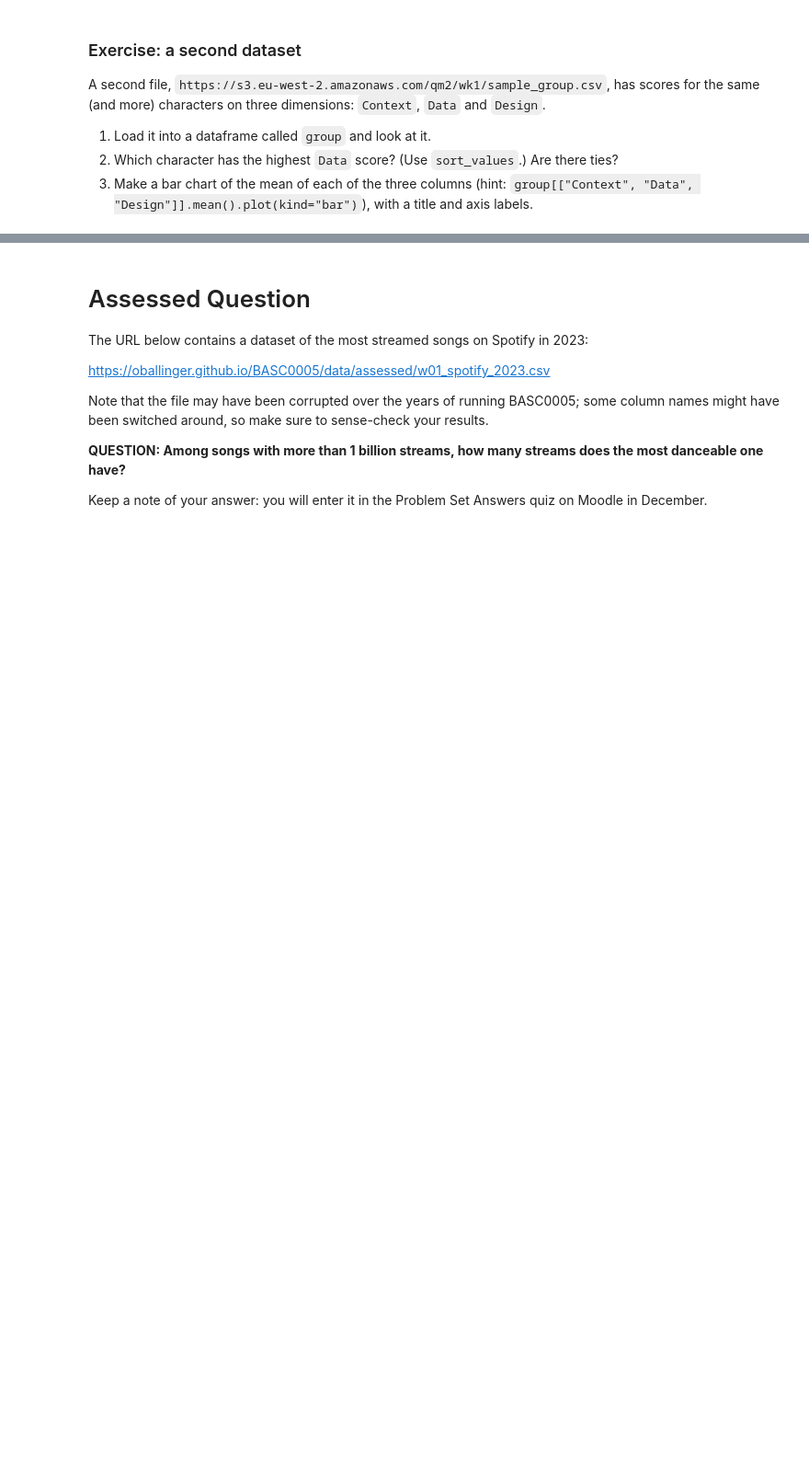
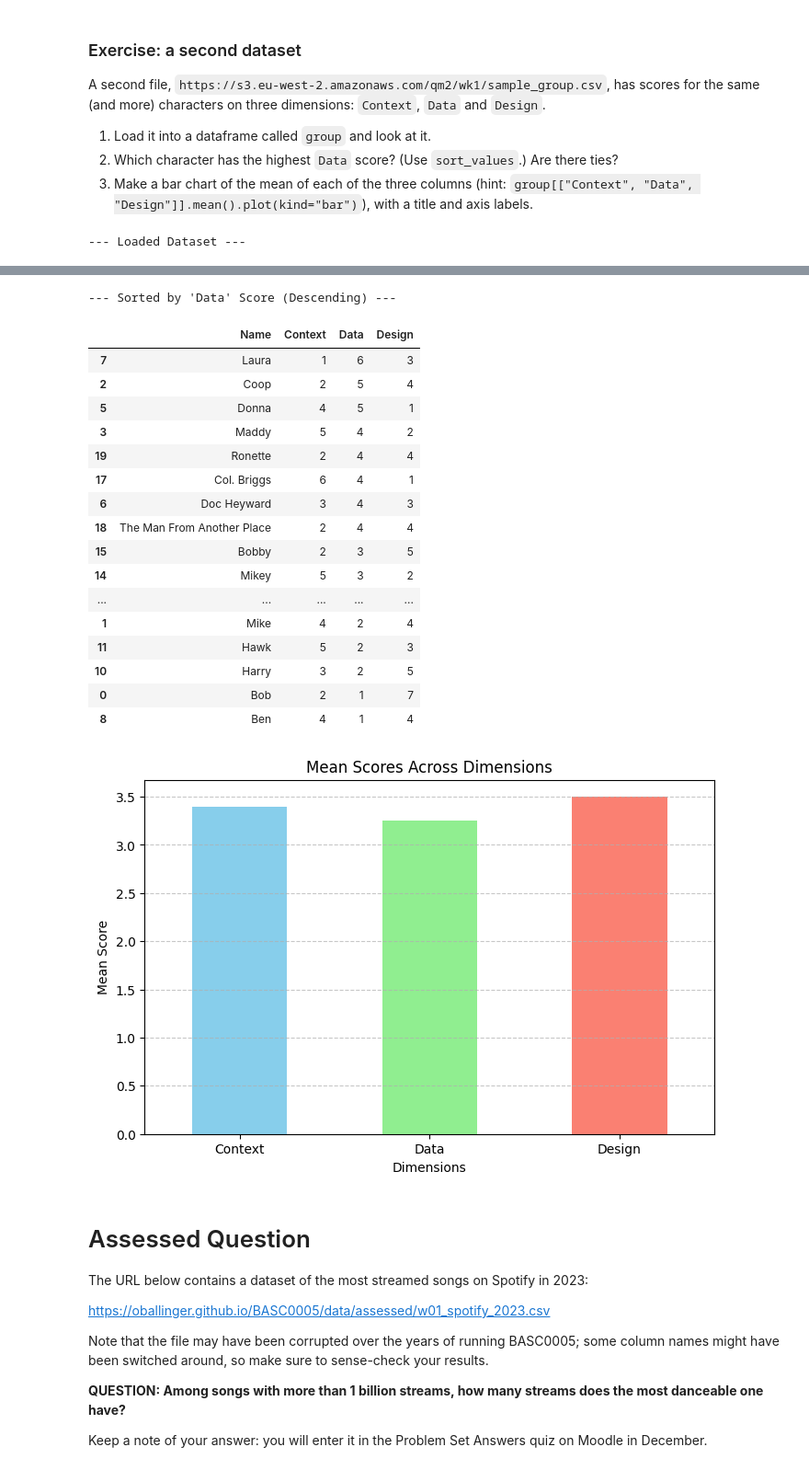
Before and after one commit to palomamldt/QM2, a Jupyter notebook: notebooks/W01. Python Recap.ipynb, the cells around one changed output, grey strips where cells are left out. Shown at 92% size. Drawn from its saved outputs; the diff is of its cells as text; code cells hidden in the pictures; blank space fills up the shorter version.

```diff
--- a/notebooks/W01. Python Recap.ipynb
+++ b/notebooks/W01. Python Recap.ipynb
@@ -239,4 +312,27 @@ A second file, `https://s3.eu-west-2.amazonaws.com/qm2/wk1/sample_group.csv`, ha
 2. Which character has the highest `Data` score? (Use `sort_values`.) Are there ties?
 3. Make a bar chart of the mean of each of the three columns (hint: `group[["Context", "Data", "Design"]].mean().plot(kind="bar")`), with a title and axis labels.
 # %%
-# your code here
+import pandas as pd
+import matplotlib.pyplot as plt
+
+# 1. Load the CSV file into a dataframe called 'group' and display it
+group = pd.read_csv("https://s3.eu-west-2.amazonaws.com/qm2/wk1/sample_group.csv")
+print("--- Loaded Dataset ---")
+display(group)
+
+# 2. Sort the dataframe by the 'Data' column in descending order to find the highest score and ties
+print("\n--- Sorted by 'Data' Score (Descending) ---")
+sorted_group = group.sort_values(by="Data", ascending=False)
+display(sorted_group)
+
+# 3. Create a bar chart of the mean of each of the three dimensions
+plt.figure(figsize=(8, 5))
+group[["Context", "Data", "Design"]].mean().plot(kind="bar", color=['skyblue', 'lightgreen', 'salmon'])
+plt.title("Mean Scores Across Dimensions")
+plt.xlabel("Dimensions")
+plt.ylabel("Mean Score")
+plt.xticks(rotation=0)
+plt.grid(axis='y', linestyle='--', alpha=0.7)
+plt.show()
+# %% [output]
+--- Loaded Dataset ---
@@ -243,3 +356,22 @@ A second file, `https://s3.eu-west-2.amazonaws.com/qm2/wk1/sample_group.csv`, ha
+--- Sorted by 'Data' Score (Descending) ---
+|  | Name | Context | Data | Design |
+| 7 | Laura | 1 | 6 | 3 |
+| 2 | Coop | 2 | 5 | 4 |
+| 5 | Donna | 4 | 5 | 1 |
+| 3 | Maddy | 5 | 4 | 2 |
+| 19 | Ronette | 2 | 4 | 4 |
+| 17 | Col. Briggs | 6 | 4 | 1 |
+| 6 | Doc Heyward | 3 | 4 | 3 |
+| 18 | The Man From Another Place | 2 | 4 | 4 |
+| 15 | Bobby | 2 | 3 | 5 |
+| 14 | Mikey | 5 | 3 | 2 |
+| ... | ... | ... | ... | ... |
+| 1 | Mike | 4 | 2 | 4 |
+| 11 | Hawk | 5 | 2 | 3 |
+| 10 | Harry | 3 | 2 | 5 |
+| 0 | Bob | 2 | 1 | 7 |
+| 8 | Ben | 4 | 1 | 4 |
+[figure, added]
 # %% [markdown]
 # Assessed Question
 
```
Also changed, not shown: parts of 7 cells of this notebook.
